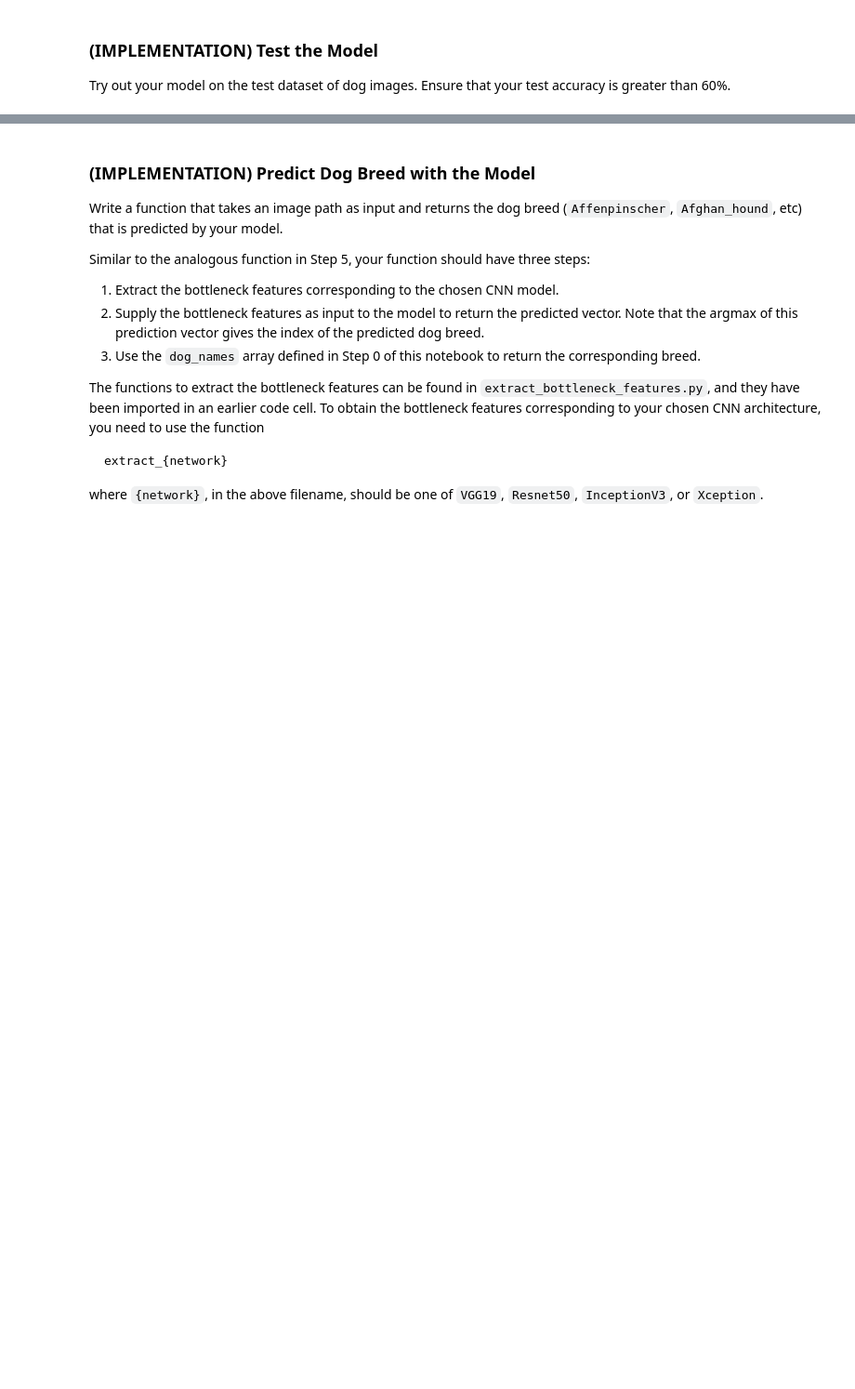
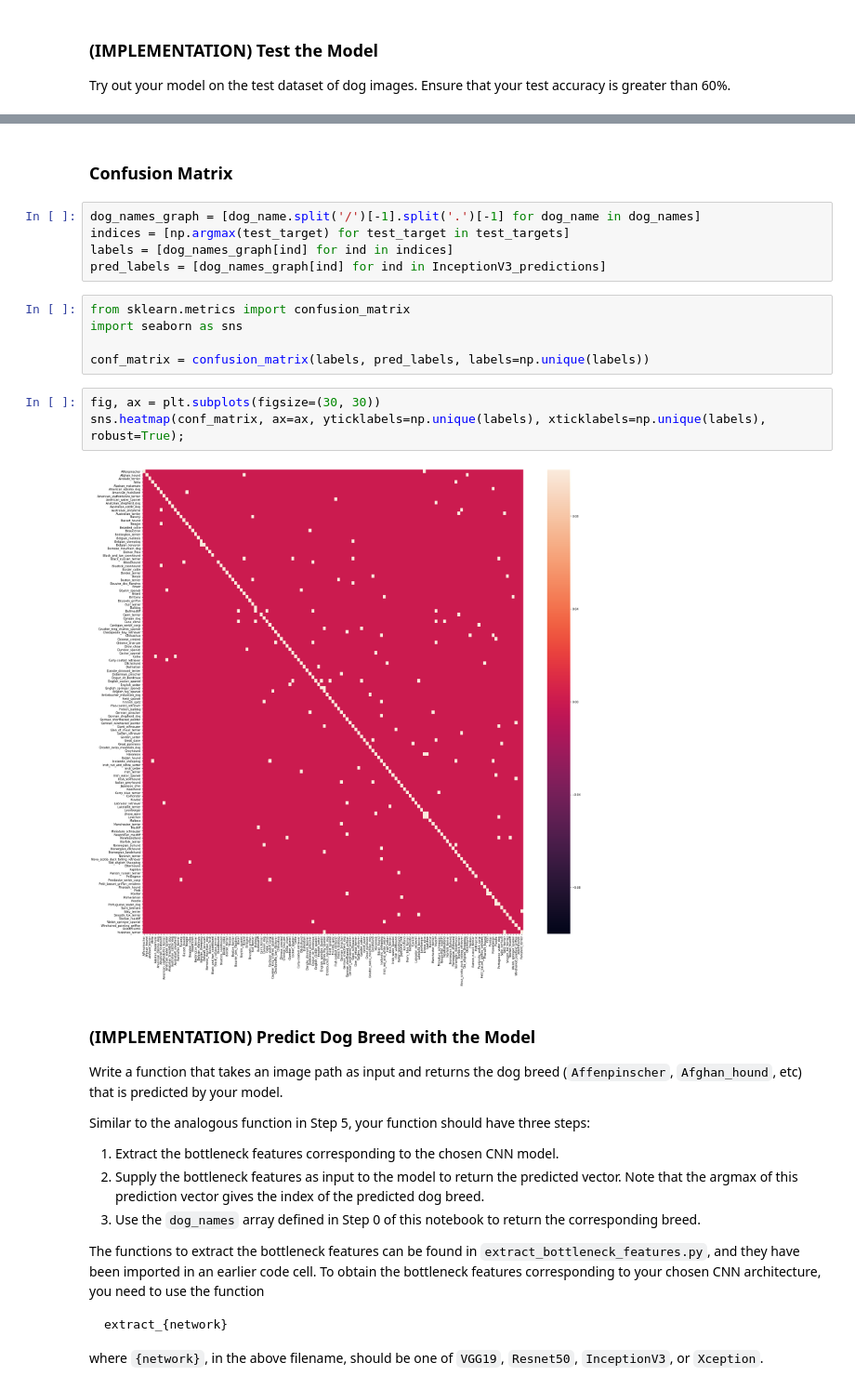
Before and after one commit to fidanmusazade/dog_app, a Jupyter notebook: Dog App.ipynb, the cells around one changed output, grey strips where cells are left out. Shown at 93% size. Saved outputs shown, nothing was run; the diff lists cells and outputs as text; blank space fills up the shorter version.

Commit message:
feat: Add confusion matrix

```diff
--- a/Dog App.ipynb
+++ b/Dog App.ipynb
@@ -671,3 +698,20 @@ Test accuracy: 83.0144%
+# %% [markdown]
+### Confusion Matrix
+# %%
+dog_names_graph = [dog_name.split('/')[-1].split('.')[-1] for dog_name in dog_names]
+indices = [np.argmax(test_target) for test_target in test_targets]
+labels = [dog_names_graph[ind] for ind in indices]
+pred_labels = [dog_names_graph[ind] for ind in InceptionV3_predictions]
+# %%
+from sklearn.metrics import confusion_matrix
+import seaborn as sns
+
+conf_matrix = confusion_matrix(labels, pred_labels, labels=np.unique(labels))
+# %%
+fig, ax = plt.subplots(figsize=(30, 30))
+sns.heatmap(conf_matrix, ax=ax, yticklabels=np.unique(labels), xticklabels=np.unique(labels), robust=True);
+# %% [output]
+[figure, added]
 # %% [markdown]
 ### (IMPLEMENTATION) Predict Dog Breed with the Model
 
```
Also changed, not shown: parts of 18 cells of this notebook.
